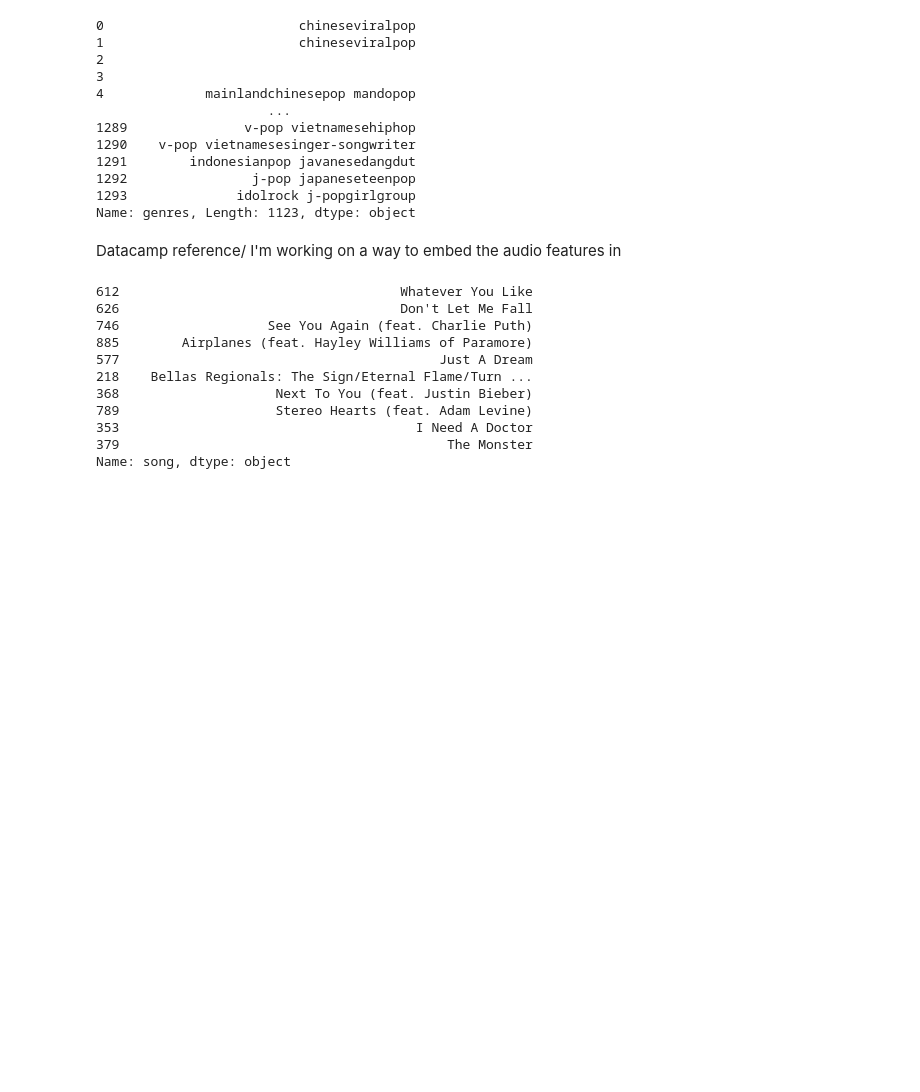
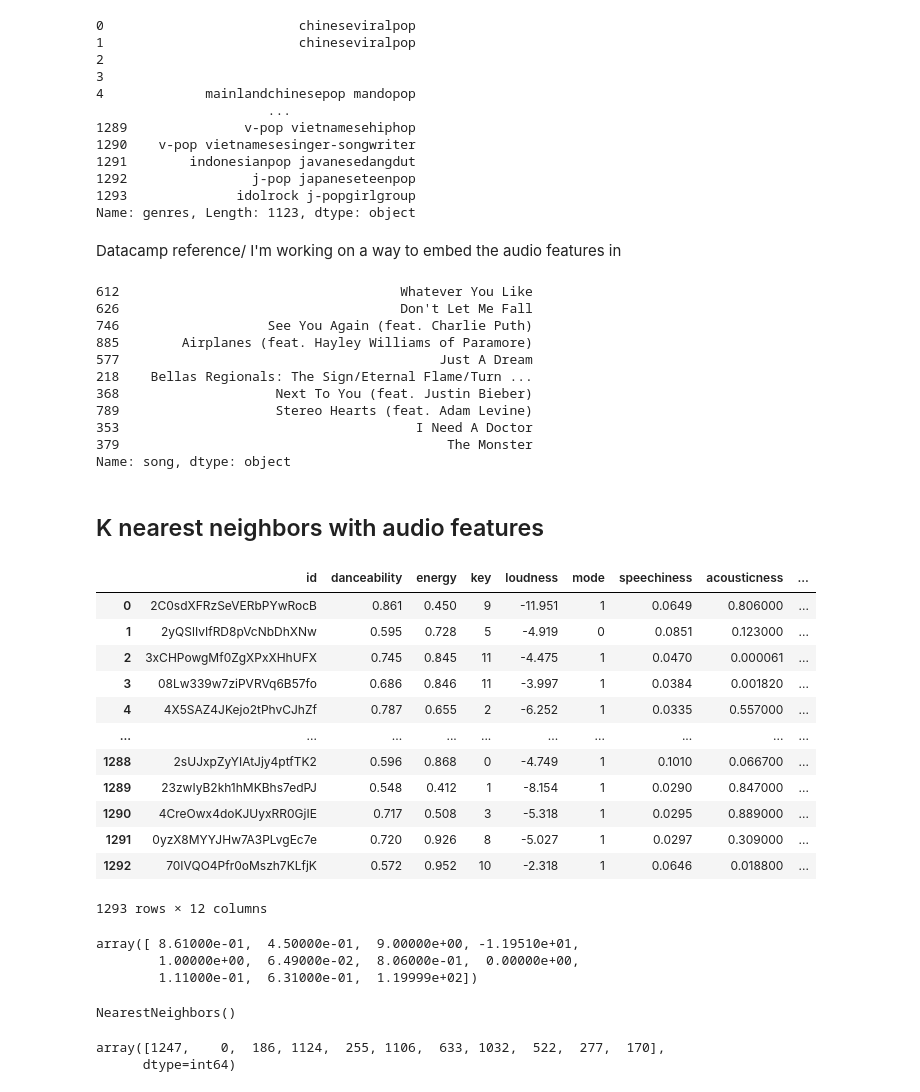
Before and after one commit to vutruong99/Spot1ny, a Jupyter notebook: Spot1ny.ipynb, the cells around one changed output. Cells and saved outputs as stored; diff of their text form; code cells hidden in the pictures; blank space fills up the shorter version.

```diff
--- a/Spot1ny.ipynb
+++ b/Spot1ny.ipynb
@@ -389,3 +390,43 @@ get_recommendations('Dead And Gone', cosine_sim2)
 353                                      I Need A Doctor
 379                                          The Monster
 Name: song, dtype: object
+# %% [markdown]
+## K nearest neighbors with audio features
+# %%
+audio_features_1_df = pd.read_csv("audio_features_1.csv")
+audio_features_1_df
+# %% [output]
+|  | id | danceability | energy | key | loudness | mode | speechiness | acousticness | ... |
+| 0 | 2C0sdXFRzSeVERbPYwRocB | 0.861 | 0.450 | 9 | -11.951 | 1 | 0.0649 | 0.806000 | ... |
+| 1 | 2yQSlIvIfRD8pVcNbDhXNw | 0.595 | 0.728 | 5 | -4.919 | 0 | 0.0851 | 0.123000 | ... |
+| 2 | 3xCHPowgMf0ZgXPxXHhUFX | 0.745 | 0.845 | 11 | -4.475 | 1 | 0.0470 | 0.000061 | ... |
+| 3 | 08Lw339w7ziPVRVq6B57fo | 0.686 | 0.846 | 11 | -3.997 | 1 | 0.0384 | 0.001820 | ... |
+| 4 | 4X5SAZ4JKejo2tPhvCJhZf | 0.787 | 0.655 | 2 | -6.252 | 1 | 0.0335 | 0.557000 | ... |
+| ... | ... | ... | ... | ... | ... | ... | ... | ... | ... |
+| 1288 | 2sUJxpZyYIAtJjy4ptfTK2 | 0.596 | 0.868 | 0 | -4.749 | 1 | 0.1010 | 0.066700 | ... |
+| 1289 | 23zwIyB2kh1hMKBhs7edPJ | 0.548 | 0.412 | 1 | -8.154 | 1 | 0.0290 | 0.847000 | ... |
+| 1290 | 4CreOwx4doKJUyxRR0GjIE | 0.717 | 0.508 | 3 | -5.318 | 1 | 0.0295 | 0.889000 | ... |
+| 1291 | 0yzX8MYYJHw7A3PLvgEc7e | 0.720 | 0.926 | 8 | -5.027 | 1 | 0.0297 | 0.309000 | ... |
+| 1292 | 70IVQO4Pfr0oMszh7KLfjK | 0.572 | 0.952 | 10 | -2.318 | 1 | 0.0646 | 0.018800 | ... |
+1293 rows × 12 columns
+# %%
+X = audio_features_1_df.drop('id', axis = 1)
+X
+X_np = X.to_numpy()
+X_np[0]
+# %% [output]
+array([ 8.61000e-01,  4.50000e-01,  9.00000e+00, -1.19510e+01,
+        1.00000e+00,  6.49000e-02,  8.06000e-01,  0.00000e+00,
+        1.11000e-01,  6.31000e-01,  1.19999e+02])
+# %%
+knn = NearestNeighbors(n_neighbors=11)
+knn.fit(X_np)
+NearestNeighbors(algorithm='auto', n_neighbors=5, p=2,radius=1.0)
+# %% [output]
+NearestNeighbors()
+# %%
+res = knn.kneighbors([X_np[0]], return_distance=False)
+res[0]
+# %% [output]
+array([1247,    0,  186, 1124,  255, 1106,  633, 1032,  522,  277,  170],
+      dtype=int64)
```
Also changed, not shown: parts of 4 cells of this notebook, 9 other files.
